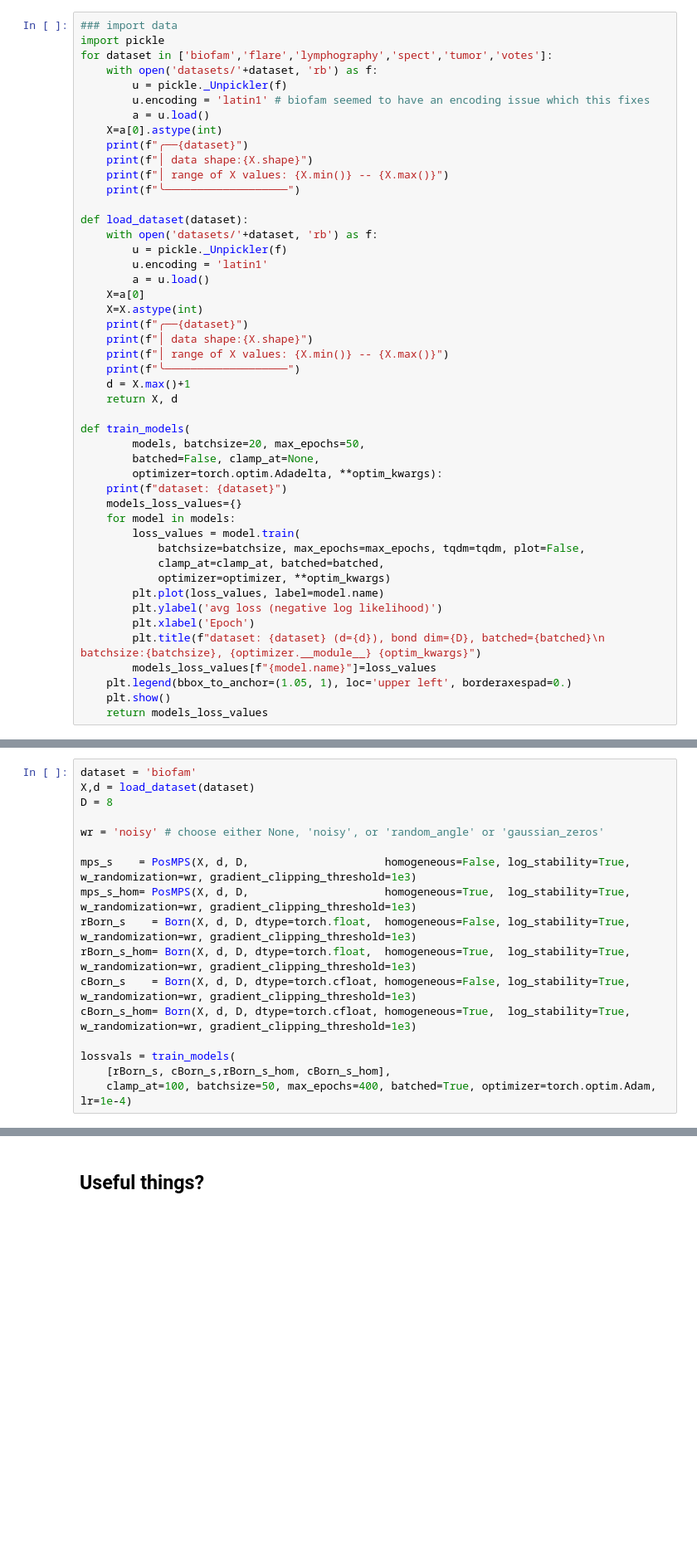
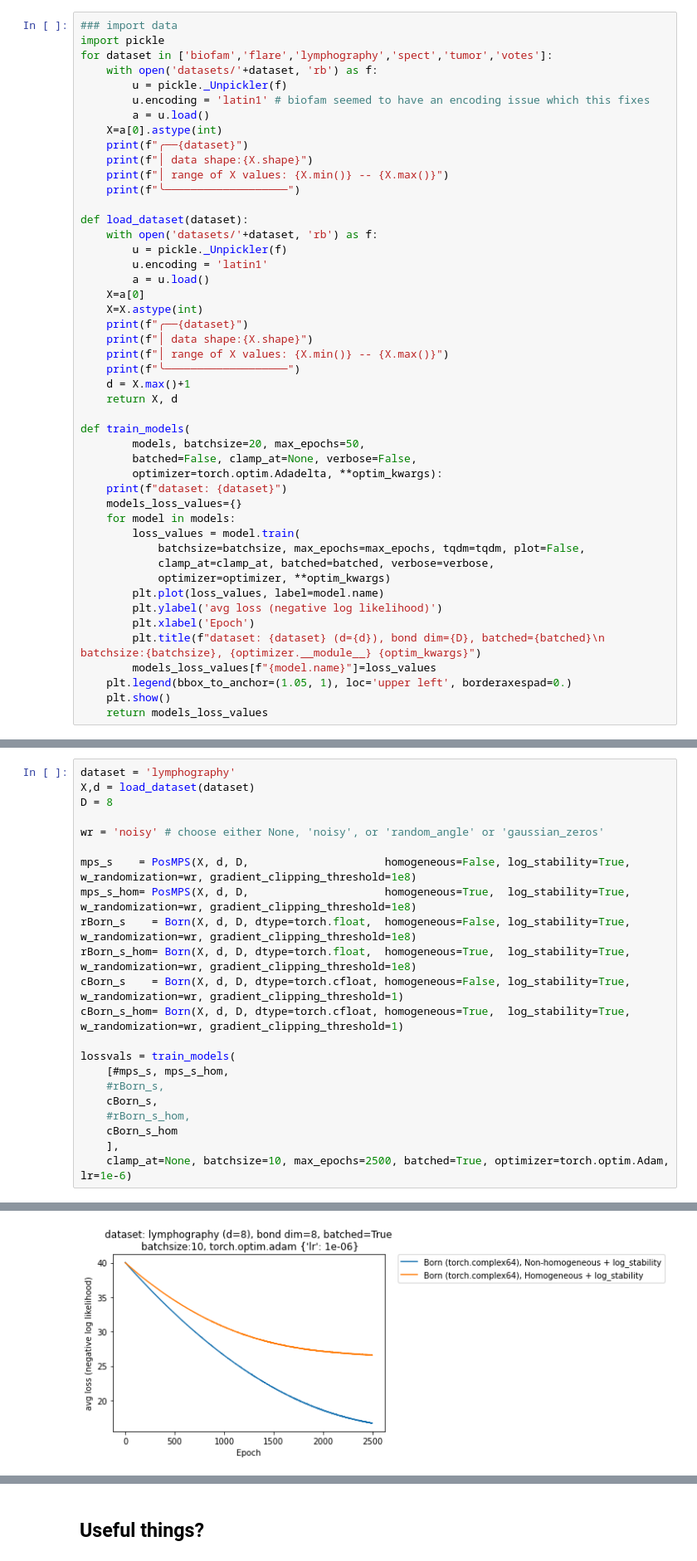
Before and after one commit to postylem/comparison-of-tensor-train-models, a Jupyter notebook: gradient_sandbox.ipynb, the cells around one changed output, grey strips where cells are left out. Shown at 83% size. Cells and saved outputs as stored; diff of their text form; blank space fills up the shorter version.

```diff
--- a/gradient_sandbox.ipynb
+++ b/gradient_sandbox.ipynb
@@ -45,14 +49,14 @@ def load_dataset(dataset):
 
 def train_models(
         models, batchsize=20, max_epochs=50,
-        batched=False, clamp_at=None,
+        batched=False, clamp_at=None, verbose=False,
         optimizer=torch.optim.Adadelta, **optim_kwargs):
     print(f"dataset: {dataset}")
     models_loss_values={}
     for model in models:
         loss_values = model.train(
             batchsize=batchsize, max_epochs=max_epochs, tqdm=tqdm, plot=False,
-            clamp_at=clamp_at, batched=batched,
+            clamp_at=clamp_at, batched=batched, verbose=verbose,
             optimizer=optimizer, **optim_kwargs)
         plt.plot(loss_values, label=model.name)
         plt.ylabel('avg loss (negative log likelihood)')
@@ -65,17 +87,23 @@ def train_models(
 # %%
-dataset = 'biofam'
+dataset = 'lymphography'
 X,d = load_dataset(dataset)
 D = 8
 
 wr = 'noisy' # choose either None, 'noisy', or 'random_angle' or 'gaussian_zeros'
 
-mps_s    = PosMPS(X, d, D,                     homogeneous=False, log_stability=True,   w_randomization=wr, gradient_clipping_threshold=1e3)
-mps_s_hom= PosMPS(X, d, D,                     homogeneous=True,  log_stability=True,   w_randomization=wr, gradient_clipping_threshold=1e3)
-rBorn_s    = Born(X, d, D, dtype=torch.float,  homogeneous=False, log_stability=True,   w_randomization=wr, gradient_clipping_threshold=1e3)
-rBorn_s_hom= Born(X, d, D, dtype=torch.float,  homogeneous=True,  log_stability=True,   w_randomization=wr, gradient_clipping_threshold=1e3)
-cBorn_s    = Born(X, d, D, dtype=torch.cfloat, homogeneous=False, log_stability=True,   w_randomization=wr, gradient_clipping_threshold=1e3)
-cBorn_s_hom= Born(X, d, D, dtype=torch.cfloat, homogeneous=True,  log_stability=True,   w_randomization=wr, gradient_clipping_threshold=1e3)
+mps_s    = PosMPS(X, d, D,                     homogeneous=False, log_stability=True,   w_randomization=wr, gradient_clipping_threshold=1e8)
+mps_s_hom= PosMPS(X, d, D,                     homogeneous=True,  log_stability=True,   w_randomization=wr, gradient_clipping_threshold=1e8)
+rBorn_s    = Born(X, d, D, dtype=torch.float,  homogeneous=False, log_stability=True,   w_randomization=wr, gradient_clipping_threshold=1e8)
+rBorn_s_hom= Born(X, d, D, dtype=torch.float,  homogeneous=True,  log_stability=True,   w_randomization=wr, gradient_clipping_threshold=1e8)
+cBorn_s    = Born(X, d, D, dtype=torch.cfloat, homogeneous=False, log_stability=True,   w_randomization=wr, gradient_clipping_threshold=1)
+cBorn_s_hom= Born(X, d, D, dtype=torch.cfloat, homogeneous=True,  log_stability=True,   w_randomization=wr, gradient_clipping_threshold=1)
 
 lossvals = train_models(
-    [rBorn_s, cBorn_s,rBorn_s_hom, cBorn_s_hom],
-    clamp_at=100, batchsize=50, max_epochs=400, batched=True, optimizer=torch.optim.Adam, lr=1e-4)
+    [#mps_s, mps_s_hom,
+    #rBorn_s,
+    cBorn_s,
+    #rBorn_s_hom,
+    cBorn_s_hom
+    ],
+    clamp_at=None, batchsize=10, max_epochs=2500, batched=True, optimizer=torch.optim.Adam, lr=1e-6)
+# %% [output]
@@ -81,0 +130 @@ lossvals = train_models(
+[figure, added]
```
Also changed, not shown: parts of 11 cells of this notebook, 1 other file.
